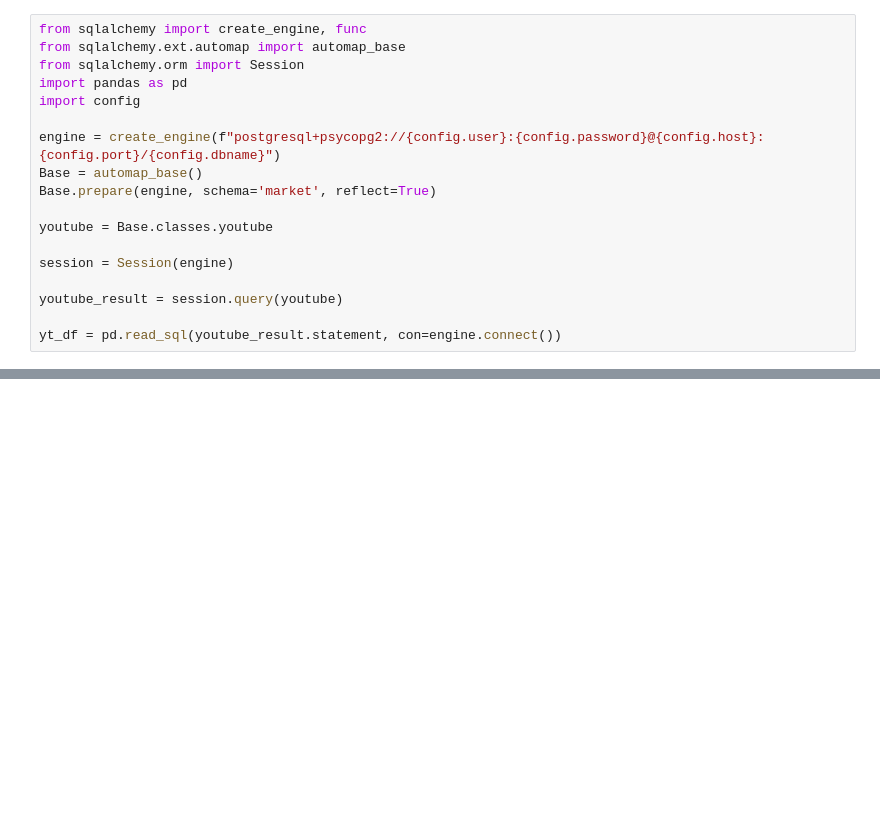
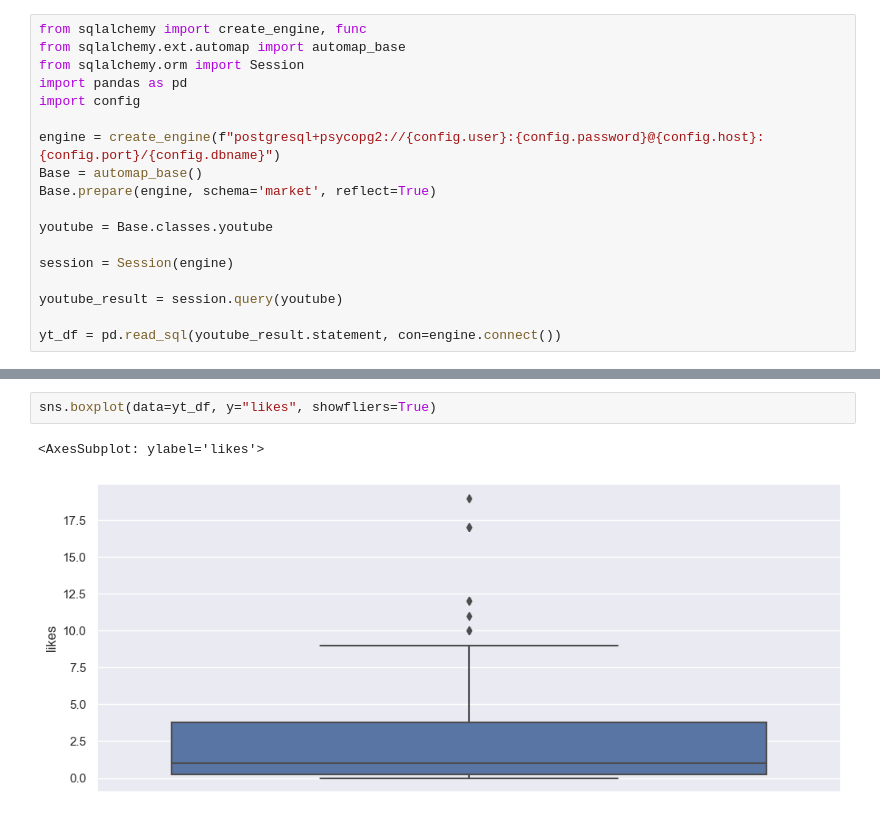
Before and after one commit to tpham16/TKH-Social-Media-Engagement-Analytics, a Jupyter notebook: sprint7_eda/youtube_eda7.ipynb, the cells around one changed output, grey strips where cells are left out. Cells and saved outputs as stored; diff of their text form; blank space fills up the shorter version.

```diff
--- a/sprint7_eda/youtube_eda7.ipynb
+++ b/sprint7_eda/youtube_eda7.ipynb
@@ -33,0 +51,5 @@ yt_df = pd.read_sql(youtube_result.statement, con=engine.connect())
+# %%
+sns.boxplot(data=yt_df, y="likes", showfliers=True)
+# %% [output]
+<AxesSubplot: ylabel='likes'>
+[figure, added]
```
Also changed, not shown: parts of 26 cells of this notebook, 1 other file.
